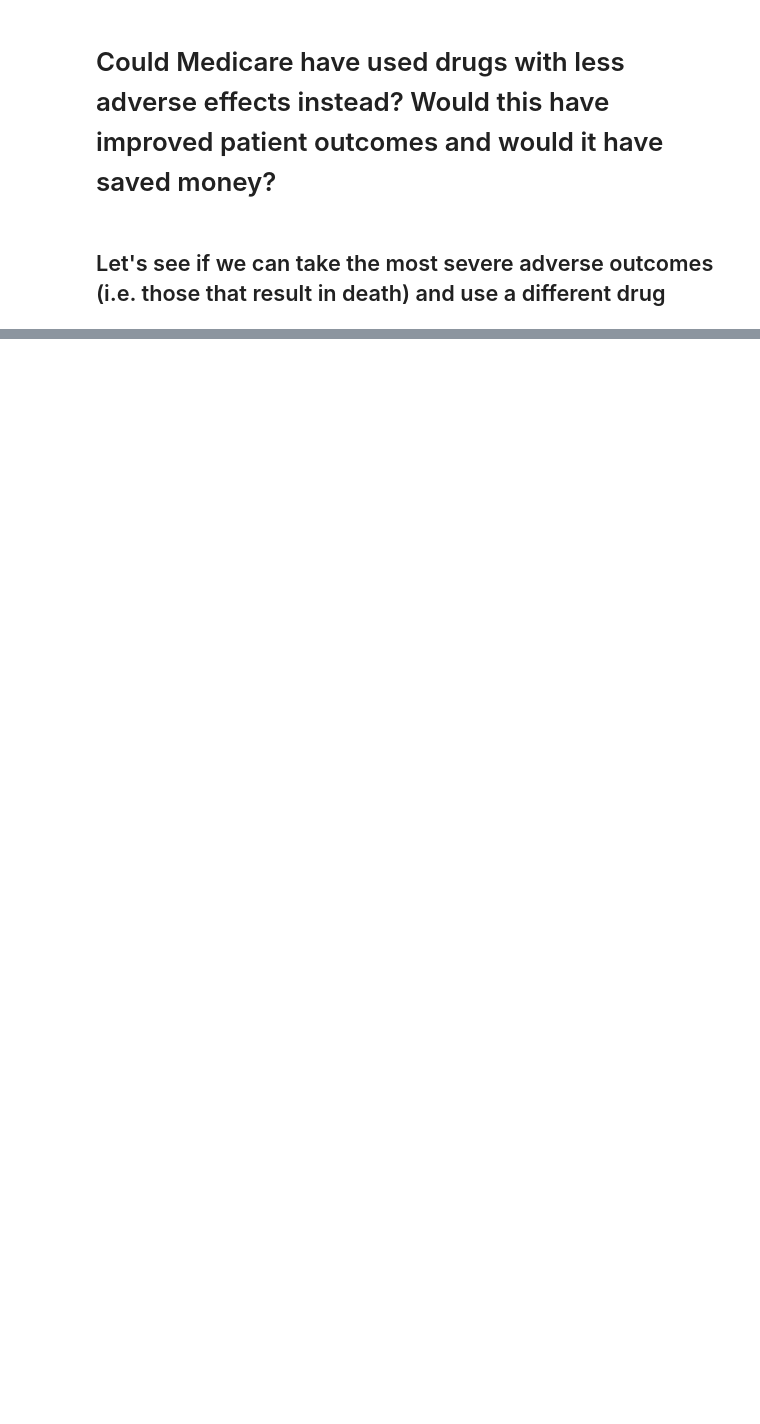
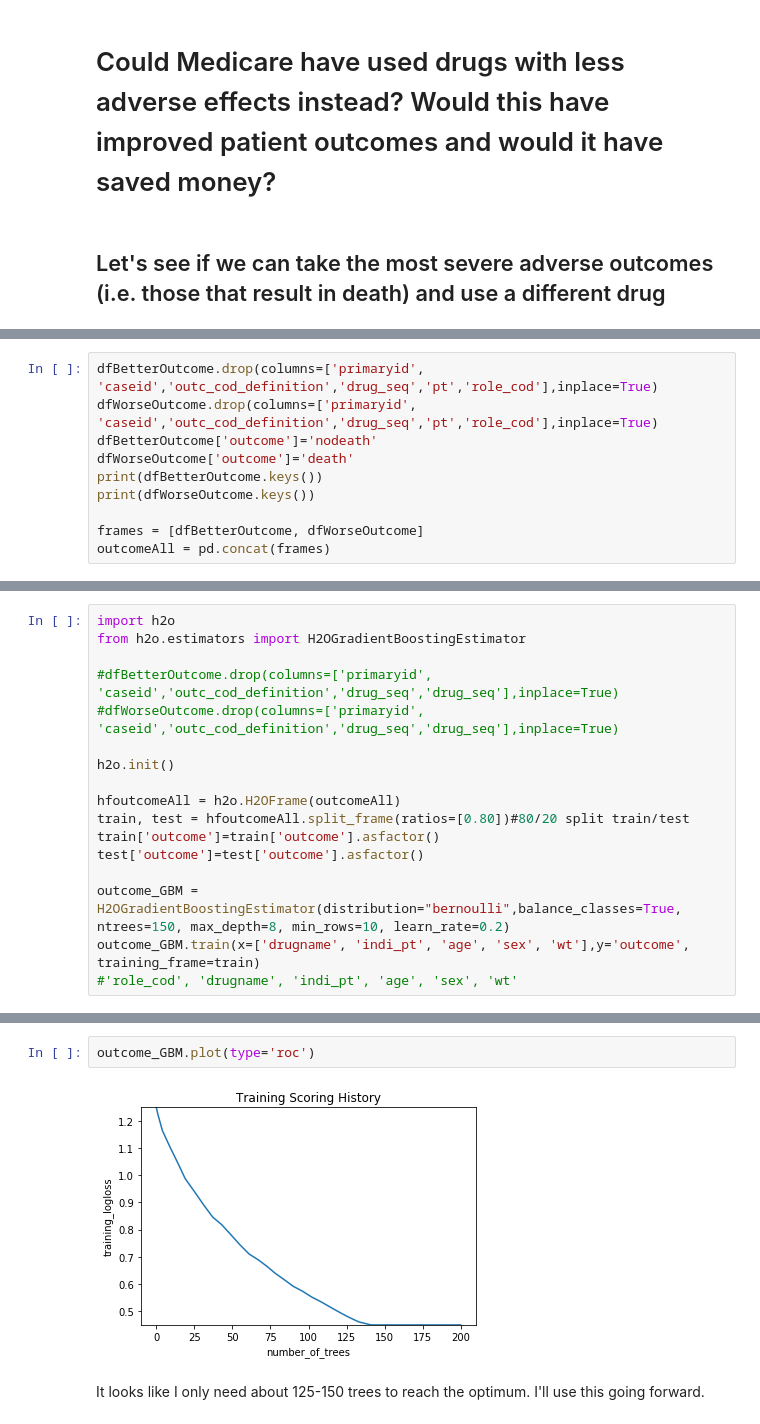
Before and after one commit to bensuutari/Enigma_Healthcare, a Jupyter notebook: Analysis.ipynb, the cells around one changed output, grey strips where cells are left out. Drawn from its saved outputs; the diff is of its cells as text; blank space fills up the shorter version.

Commit message:
got a classifier going

```diff
--- a/Analysis.ipynb
+++ b/Analysis.ipynb
@@ -302,0 +253,10 @@ $$$$$$$$$$$$$$$$$$$$$$$$$$$$$$$$
+# %%
+dfBetterOutcome.drop(columns=['primaryid', 'caseid','outc_cod_definition','drug_seq','pt','role_cod'],inplace=True)
+dfWorseOutcome.drop(columns=['primaryid', 'caseid','outc_cod_definition','drug_seq','pt','role_cod'],inplace=True)
+dfBetterOutcome['outcome']='nodeath'
+dfWorseOutcome['outcome']='death'
+print(dfBetterOutcome.keys())
+print(dfWorseOutcome.keys())
+
+frames = [dfBetterOutcome, dfWorseOutcome]
+outcomeAll = pd.concat(frames)
@@ -302,0 +288,17 @@ $$$$$$$$$$$$$$$$$$$$$$$$$$$$$$$$
+# %%
+import h2o
+from h2o.estimators import H2OGradientBoostingEstimator
+
+#dfBetterOutcome.drop(columns=['primaryid', 'caseid','outc_cod_definition','drug_seq','drug_seq'],inplace=True)
+#dfWorseOutcome.drop(columns=['primaryid', 'caseid','outc_cod_definition','drug_seq','drug_seq'],inplace=True)
+
+h2o.init()
+
+hfoutcomeAll = h2o.H2OFrame(outcomeAll)
+train, test = hfoutcomeAll.split_frame(ratios=[0.80])#80/20 split train/test
+train['outcome']=train['outcome'].asfactor()
+test['outcome']=test['outcome'].asfactor()
+
+outcome_GBM = H2OGradientBoostingEstimator(distribution="bernoulli",balance_classes=True, ntrees=150, max_depth=8, min_rows=10, learn_rate=0.2)
+outcome_GBM.train(x=['drugname', 'indi_pt', 'age', 'sex', 'wt'],y='outcome', training_frame=train)
+#'role_cod', 'drugname', 'indi_pt', 'age', 'sex', 'wt'
@@ -302,0 +391,6 @@ $$$$$$$$$$$$$$$$$$$$$$$$$$$$$$$$
+# %%
+outcome_GBM.plot(type='roc')
+# %% [output]
+[figure, added]
+# %% [markdown]
+It looks like I only need about 125-150 trees to reach the optimum.  I'll use this going forward.
```
Also changed, not shown: parts of 35 cells of this notebook.
